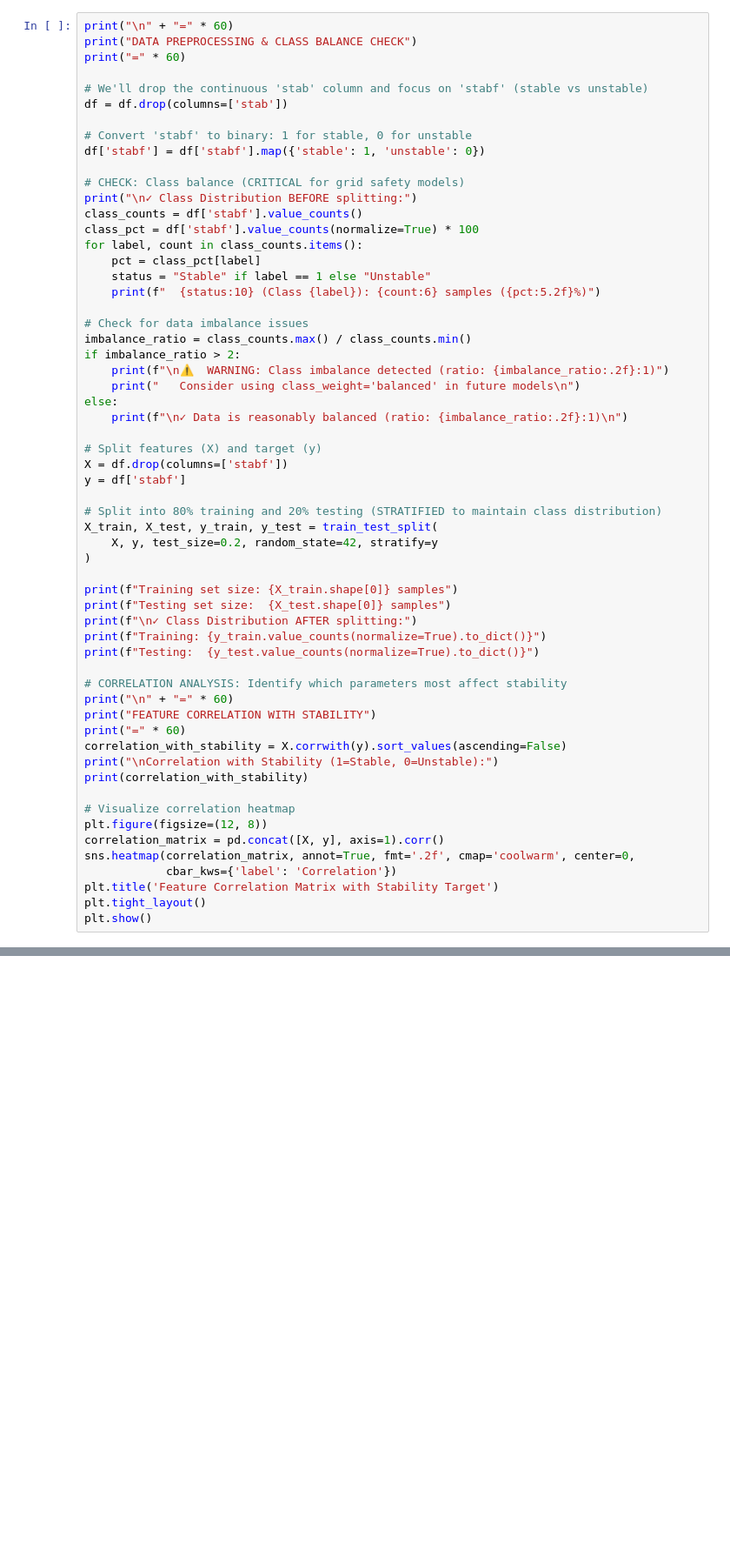
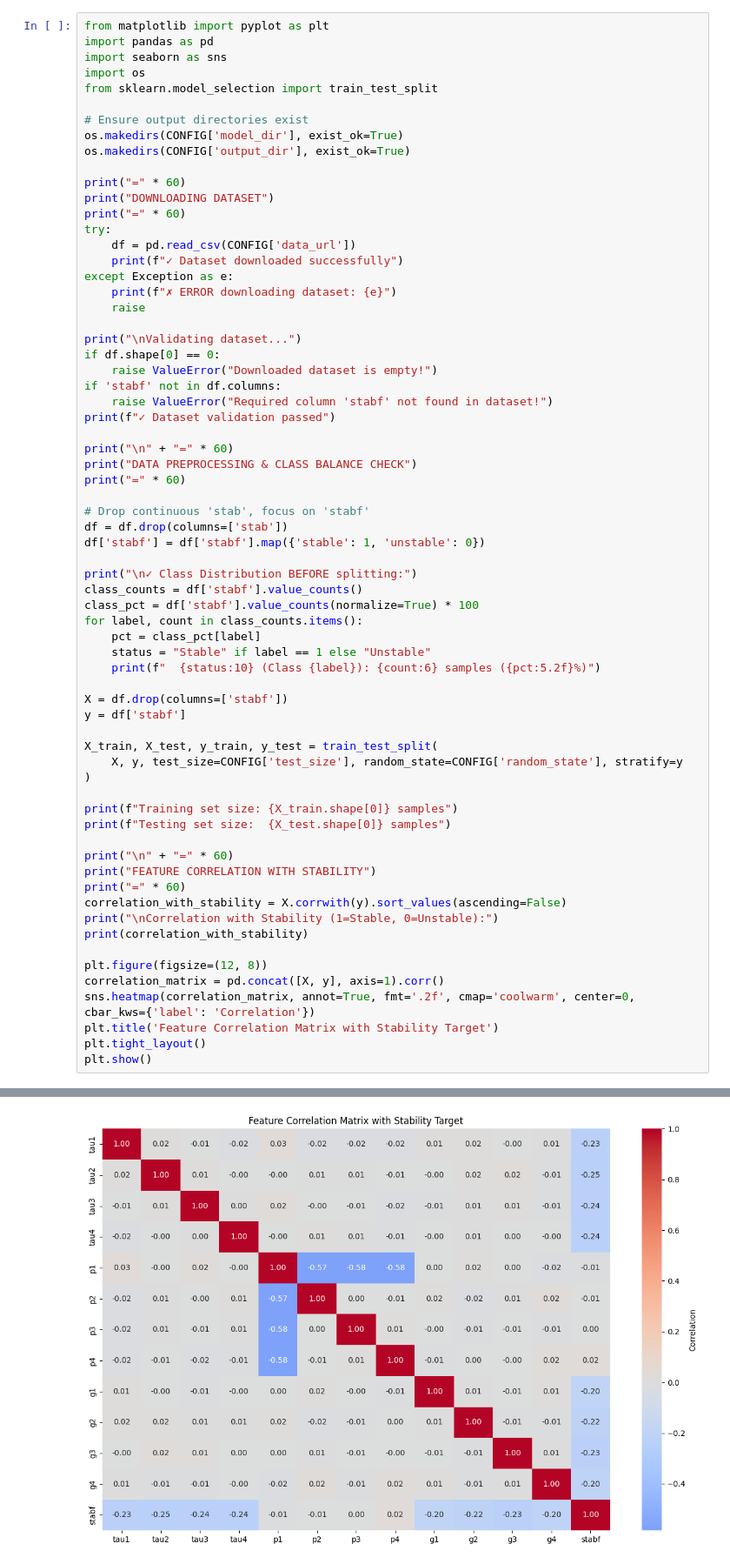
Before and after one commit to itsebuka/Volatge-Stability-Prediction-Model, a Jupyter notebook: Voltage_Stability_Prediction_model.ipynb, the cells around one changed output, grey strips where cells are left out. Shown at 87% size. Drawn from its saved outputs; the diff is of its cells as text; blank space fills up the shorter version.

```diff
--- a/Voltage_Stability_Prediction_model.ipynb
+++ b/Voltage_Stability_Prediction_model.ipynb
@@ -52,15 +3,39 @@ None
 # %%
+from matplotlib import pyplot as plt
+import pandas as pd
+import seaborn as sns
+import os
+from sklearn.model_selection import train_test_split
+
+# Ensure output directories exist
+os.makedirs(CONFIG['model_dir'], exist_ok=True)
+os.makedirs(CONFIG['output_dir'], exist_ok=True)
+
+print("=" * 60)
+print("DOWNLOADING DATASET")
+print("=" * 60)
+try:
+    df = pd.read_csv(CONFIG['data_url'])
+    print(f"✓ Dataset downloaded successfully")
+except Exception as e:
+    print(f"✗ ERROR downloading dataset: {e}")
+    raise
+
+print("\nValidating dataset...")
+if df.shape[0] == 0:
+    raise ValueError("Downloaded dataset is empty!")
+if 'stabf' not in df.columns:
+    raise ValueError("Required column 'stabf' not found in dataset!")
+print(f"✓ Dataset validation passed")
+
 print("\n" + "=" * 60)
 print("DATA PREPROCESSING & CLASS BALANCE CHECK")
 print("=" * 60)
 
-# We'll drop the continuous 'stab' column and focus on 'stabf' (stable vs unstable)
+# Drop continuous 'stab', focus on 'stabf'
 df = df.drop(columns=['stab'])
-
-# Convert 'stabf' to binary: 1 for stable, 0 for unstable
 df['stabf'] = df['stabf'].map({'stable': 1, 'unstable': 0})
 
-# CHECK: Class balance (CRITICAL for grid safety models)
 print("\n✓ Class Distribution BEFORE splitting:")
 class_counts = df['stabf'].value_counts()
 class_pct = df['stabf'].value_counts(normalize=True) * 100
@@ -69,30 +44,16 @@ for label, count in class_counts.items():
     status = "Stable" if label == 1 else "Unstable"
     print(f"  {status:10} (Class {label}): {count:6} samples ({pct:5.2f}%)")
 
-# Check for data imbalance issues
-imbalance_ratio = class_counts.max() / class_counts.min()
-if imbalance_ratio > 2:
-    print(f"\n⚠️  WARNING: Class imbalance detected (ratio: {imbalance_ratio:.2f}:1)")
-    print("   Consider using class_weight='balanced' in future models\n")
-else:
-    print(f"\n✓ Data is reasonably balanced (ratio: {imbalance_ratio:.2f}:1)\n")
-
-# Split features (X) and target (y)
 X = df.drop(columns=['stabf'])
 y = df['stabf']
 
-# Split into 80% training and 20% testing (STRATIFIED to maintain class distribution)
 X_train, X_test, y_train, y_test = train_test_split(
-    X, y, test_size=0.2, random_state=42, stratify=y
+    X, y, test_size=CONFIG['test_size'], random_state=CONFIG['random_state'], stratify=y
 )
 
 print(f"Training set size: {X_train.shape[0]} samples")
 print(f"Testing set size:  {X_test.shape[0]} samples")
-print(f"\n✓ Class Distribution AFTER splitting:")
-print(f"Training: {y_train.value_counts(normalize=True).to_dict()}")
-print(f"Testing:  {y_test.value_counts(normalize=True).to_dict()}")
 
-# CORRELATION ANALYSIS: Identify which parameters most affect stability
 print("\n" + "=" * 60)
 print("FEATURE CORRELATION WITH STABILITY")
 print("=" * 60)
@@ -100,11 +61,9 @@ correlation_with_stability = X.corrwith(y).sort_values(ascending=False)
 print("\nCorrelation with Stability (1=Stable, 0=Unstable):")
 print(correlation_with_stability)
 
-# Visualize correlation heatmap
 plt.figure(figsize=(12, 8))
 correlation_matrix = pd.concat([X, y], axis=1).corr()
-sns.heatmap(correlation_matrix, annot=True, fmt='.2f', cmap='coolwarm', center=0,
-            cbar_kws={'label': 'Correlation'})
+sns.heatmap(correlation_matrix, annot=True, fmt='.2f', cmap='coolwarm', center=0, cbar_kws={'label': 'Correlation'})
 plt.title('Feature Correlation Matrix with Stability Target')
 plt.tight_layout()
 plt.show()
@@ -114,3 +88,4 @@ Testing set size: (2000, 12)
+[figure, added]
 # %%
 print("\n" + "=" * 60)
 print("DATA SCALING (for distance-based algorithms)")
```
Also changed, not shown: parts of 8 cells of this notebook.
